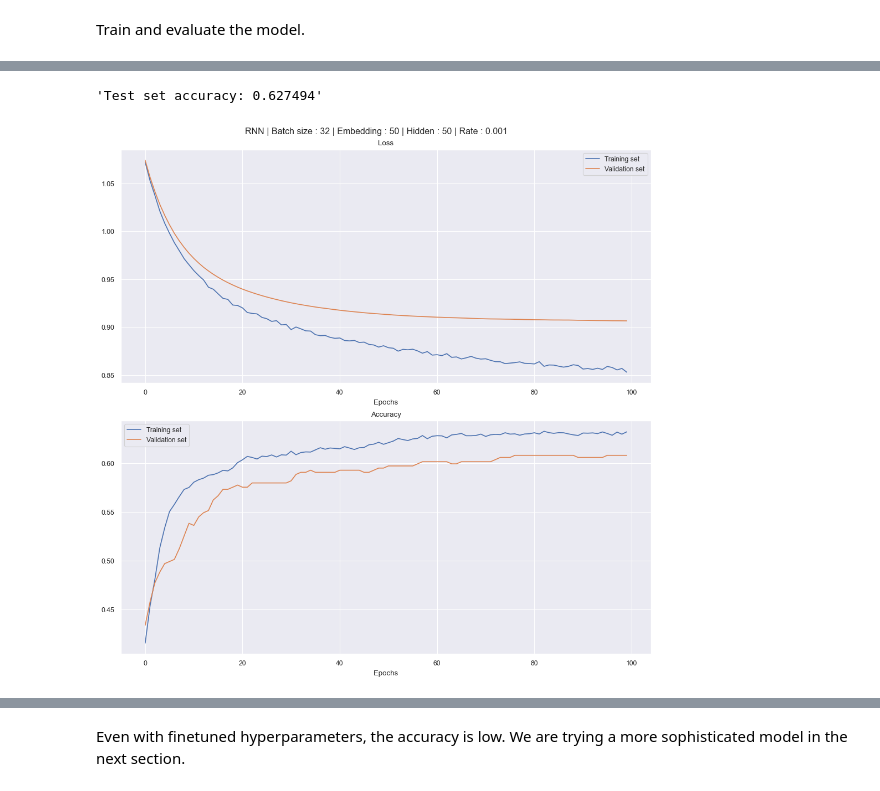
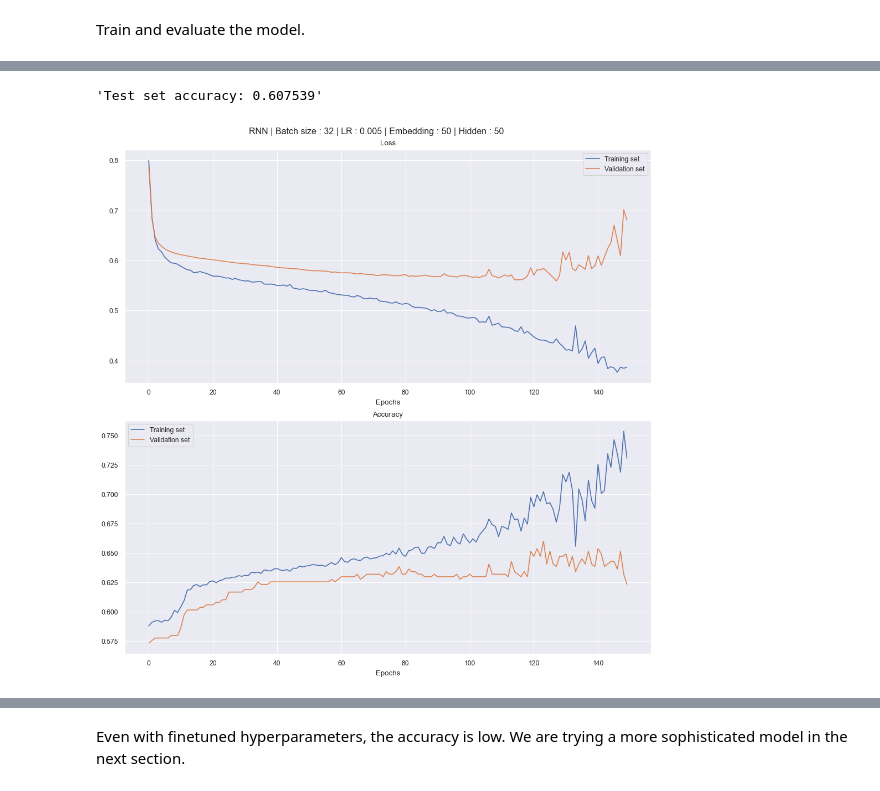
Before and after one commit to CamilleLeempoels/NLP_Financial_Sentiment_Analysis, a Jupyter notebook: nlp_project.ipynb, the cells around one changed output, grey strips where cells are left out. Saved outputs shown, nothing was run; the diff lists cells and outputs as text; code cells hidden in the pictures.

```diff
--- a/nlp_project.ipynb
+++ b/nlp_project.ipynb
@@ -308,12 +311,21 @@ def eval_epoch(dataset, model, loss_function, accuracy_function):
 
     return np.mean(loss), np.mean(acc)
 # %%
-def train_and_validate_model(model, EMBEDDING_DIM, HIDDEN_DIM, LEARNING_RATE, EPOCHS, BATCH_SIZE, verbose = False):
+def train_and_validate_model(model, EMBEDDING_DIM, HIDDEN_DIM, LEARNING_RATE, EPOCHS, BATCH_SIZE, verbose = False, **kwargs):
+
+    # Balance the labels
+    labels_counts = torch.bincount(train_labels.squeeze())
+    print(labels_counts)
+    train_size = int(len(train_labels))
+    labels_weights = [train_size/labels_counts[i] for i in range(3)]
+    weights = [labels_weights[train_labels[i]] for i in range(train_size)]
+    sampler = WeightedRandomSampler(torch.DoubleTensor(weights), train_size)
 
     train_dataloader = DataLoader(
         TensorDataset(train_txt, train_labels),
         batch_size = BATCH_SIZE,
-        shuffle = True
+        sampler = sampler
+        # shuffle=True
     )
 
     loss_function = nn.CrossEntropyLoss()
@@ -357,6 +369,10 @@ def train_and_validate_model(model, EMBEDDING_DIM, HIDDEN_DIM, LEARNING_RATE, EP
     ax2.set_title('Accuracy')
     ax2.legend();
 
-    fig.suptitle('RNN | Batch size : ' + str(BATCH_SIZE) + ' | Embedding : ' + str(EMBEDDING_DIM) + ' | Hidden : ' + str(HIDDEN_DIM) + ' | Rate : ' + str(LEARNING_RATE));
+    title = 'RNN | Batch size : ' + str(BATCH_SIZE) + ' | LR : ' + str(LEARNING_RATE) + ' | Embedding : ' + str(EMBEDDING_DIM) + ' | Hidden : ' + str(HIDDEN_DIM)
+    for key, value in kwargs.items():
+        title = title + ' | ' + str(value)
+
+    fig.suptitle(title);
 
     return("Test set accuracy: %f" % eval_epoch(test_dataloader, model, loss_function, accuracy_function)[1])
@@ -363,14 +426,14 @@ def train_and_validate_model(model, EMBEDDING_DIM, HIDDEN_DIM, LEARNING_RATE, EP
 # %%
 VOCAB_DIM = len(vocab) + 2
 EMBEDDING_DIM = 50
 HIDDEN_DIM = 50
-LEARNING_RATE = 1e-3
-EPOCHS = 100
+LEARNING_RATE = 5*1e-3
+EPOCHS = 150
 BATCH_SIZE = 32
 
 rnn_model = RNN_module(VOCAB_DIM, EMBEDDING_DIM, HIDDEN_DIM)
 
 train_and_validate_model(rnn_model, EMBEDDING_DIM, HIDDEN_DIM, LEARNING_RATE, EPOCHS, BATCH_SIZE)
 # %% [output]
-'Test set accuracy: 0.627494'
+'Test set accuracy: 0.607539'
-[figure, old version]
+[figure, new version]
```
Also changed, not shown: parts of 52 cells of this notebook.
